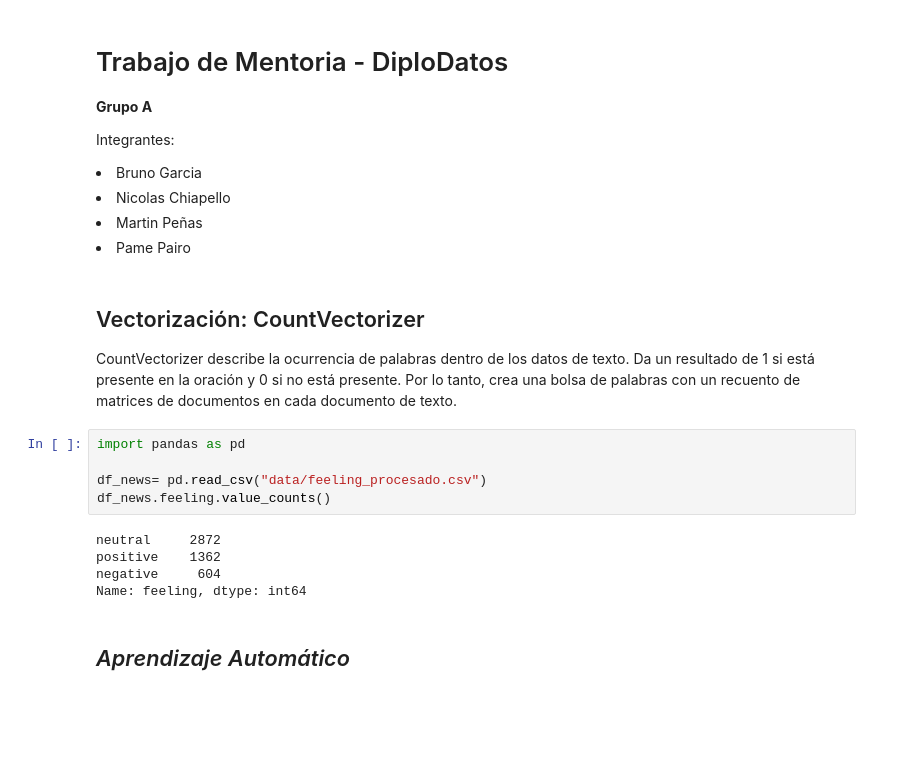
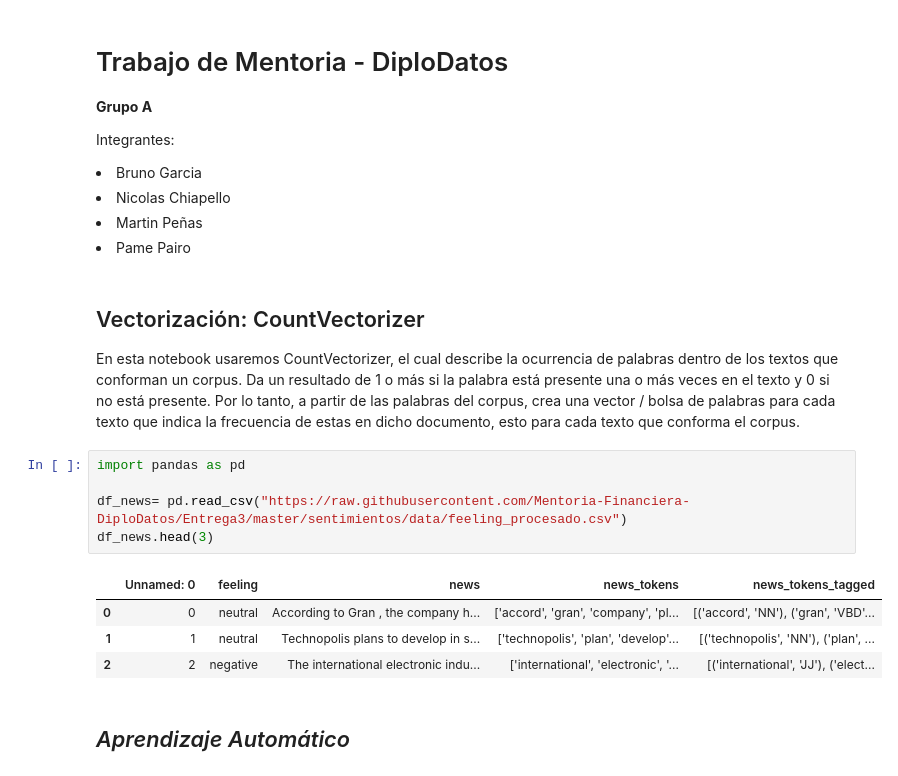
Before and after one commit to Mentoria-Financiera-DiploDatos/Entrega3, a Jupyter notebook: sentimientos/02_ML_CountVectorizer.ipynb, the cells around one changed output. Cells and saved outputs as stored; diff of their text form; blank space fills up the shorter version.

```diff
--- a/sentimientos/02_ML_CountVectorizer.ipynb
+++ b/sentimientos/02_ML_CountVectorizer.ipynb
@@ -11,17 +11,17 @@ Integrantes:
 # %% [markdown]
 ## Vectorización: CountVectorizer
 
-CountVectorizer describe la ocurrencia de palabras dentro de los datos de texto. Da un resultado de 1 si está presente en la oración y 0 si no está presente. Por lo tanto, crea una bolsa de palabras con un recuento de matrices de documentos en cada documento de texto.
+En esta notebook usaremos CountVectorizer, el cual describe la ocurrencia de palabras dentro de los textos que conforman un corpus. Da un resultado de 1 o más si la palabra está presente una o más veces en el texto y 0 si no está presente. Por lo tanto, a partir de las palabras del corpus, crea una vector / bolsa de palabras para cada texto que indica la frecuencia de estas en dicho documento, esto para cada texto que conforma el corpus.
 # %%
 import pandas as pd
 
-df_news= pd.read_csv("data/feeling_procesado.csv")
-df_news.feeling.value_counts()
+df_news= pd.read_csv("https://raw.githubusercontent.com/Mentoria-Financiera-DiploDatos/Entrega3/master/sentimientos/data/feeling_procesado.csv")
+df_news.head(3)
 # %% [output]
-neutral     2872
-positive    1362
-negative     604
-Name: feeling, dtype: int64
+|  | Unnamed: 0 | feeling | news | news_tokens | news_tokens_tagged |
+| 0 | 0 | neutral | According to Gran , the company h... | ['accord', 'gran', 'company', 'pl... | [('accord', 'NN'), ('gran', 'VBD'... |
+| 1 | 1 | neutral | Technopolis plans to develop in s... | ['technopolis', 'plan', 'develop'... | [('technopolis', 'NN'), ('plan', ... |
+| 2 | 2 | negative | The international electronic indu... | ['international', 'electronic', '... | [('international', 'JJ'), ('elect... |
 # %% [markdown]
 ## *Aprendizaje Automático*
 # %% [markdown]
```
Also changed, not shown: parts of 78 cells of this notebook.
